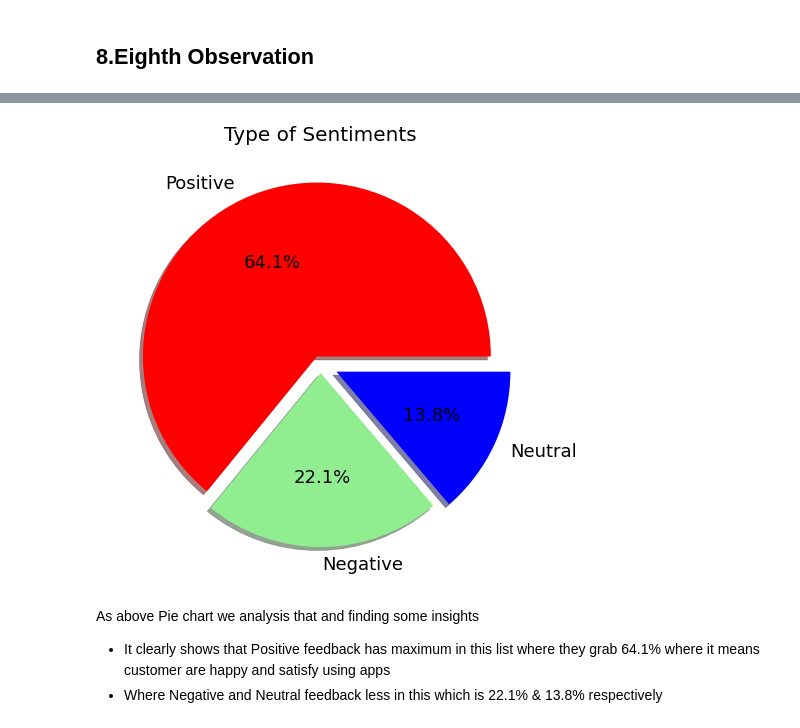
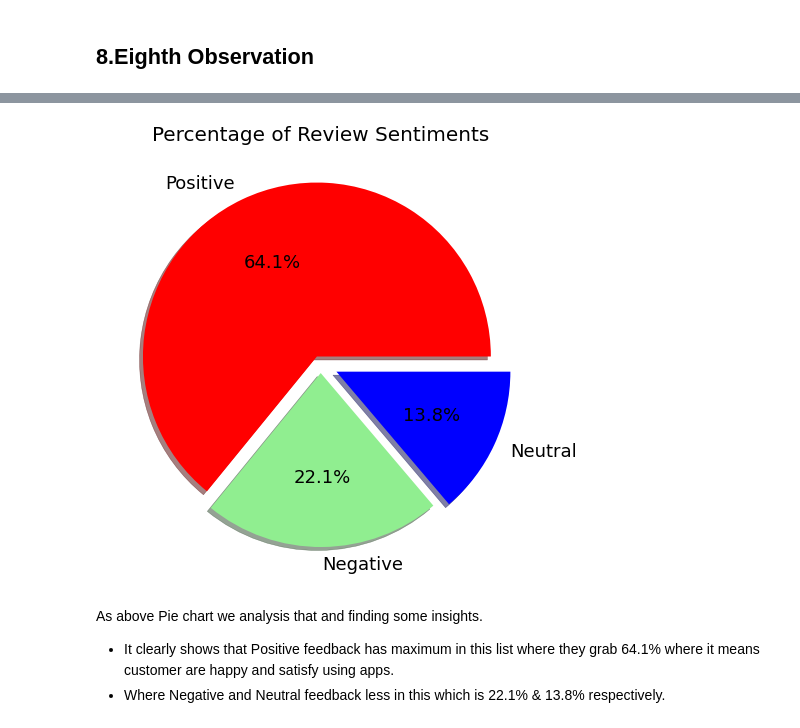
Before and after one commit to KrushnaChaure/Play-Store-App-Review-Analysis, a Jupyter notebook: Play_Store_App_Review_Analysis_Capstone_Project.ipynb, the cells around one changed output, grey strips where cells are left out. Cells and saved outputs as stored; diff of their text form; code cells hidden in the pictures.

```diff
--- a/Play_Store_App_Review_Analysis_Capstone_Project.ipynb
+++ b/Play_Store_App_Review_Analysis_Capstone_Project.ipynb
@@ -672,5 +673,5 @@ Here we using pie chart to understand
 # %%
 # Calculating how many postive,negative and neutral sentiment in dataset using value_counts method
-df_sent_pie= df_apps_review['Sentiment'].value_counts
+df_sent_pie= df_apps_review['Sentiment'].value_counts()
 df_sent_pie
 # %% [output]
@@ -689,21 +682,21 @@ Name: Sentiment, Length: 64295, dtype: object>
 # %%
 # Using Pie chart
 plt.style.use('ggplot')
 # Set the display figure size
 plt.rcParams['figure.figsize']=(20,8)
 plt.rcParams['font.size']=(18)
 # Giving the label name
 labels = ['Positive','Negative','Neutral']
 # Distance between each property
 explode = [0.05,0.05,0.1]
 colors = ['red', 'lightgreen','blue']
 plt.pie(df_sent_pie,labels=labels,explode=explode,colors=colors,shadow=True,autopct='%1.1F%%')
-plt.title('Type of Sentiments',fontsize=20)
+plt.title('Percentage of Review Sentiments',fontsize=20)
 plt.show()
 # %% [output]
-[figure, old version]
+[figure, new version]
 # %% [markdown]
-As above Pie chart we analysis that and finding some insights
+As above Pie chart we analysis that and finding some insights.
 
-*   It clearly shows that Positive feedback has maximum in this list where they grab 64.1% where it means customer are happy and satisfy using apps
-*   Where Negative and Neutral feedback less in this which is 22.1% & 13.8% respectively
+*   It clearly shows that Positive feedback has maximum in this list where they grab 64.1% where it means customer are happy and satisfy using apps.
+*   Where Negative and Neutral feedback less in this which is 22.1% & 13.8% respectively.
```
Also changed, not shown: parts of 41 cells of this notebook.
